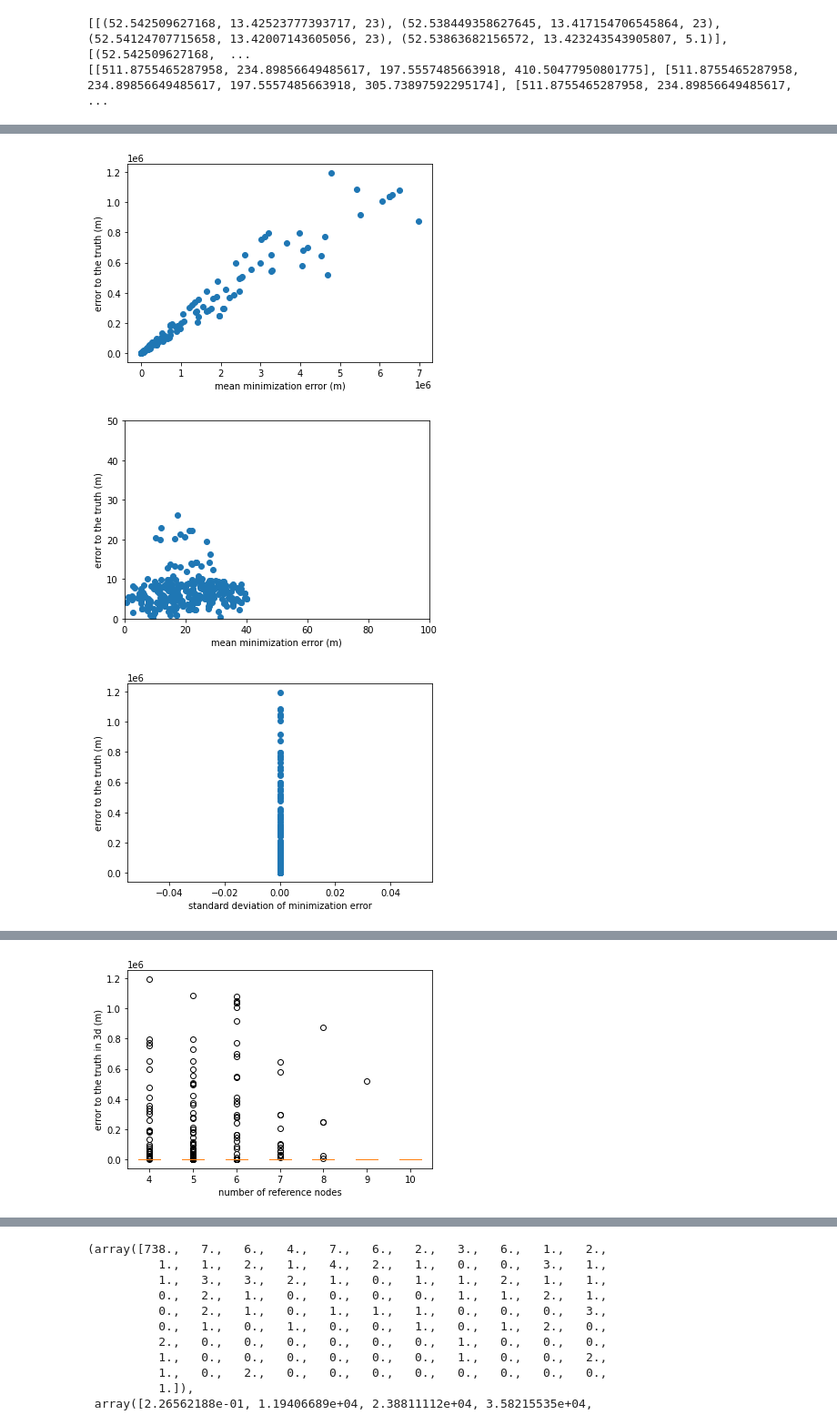
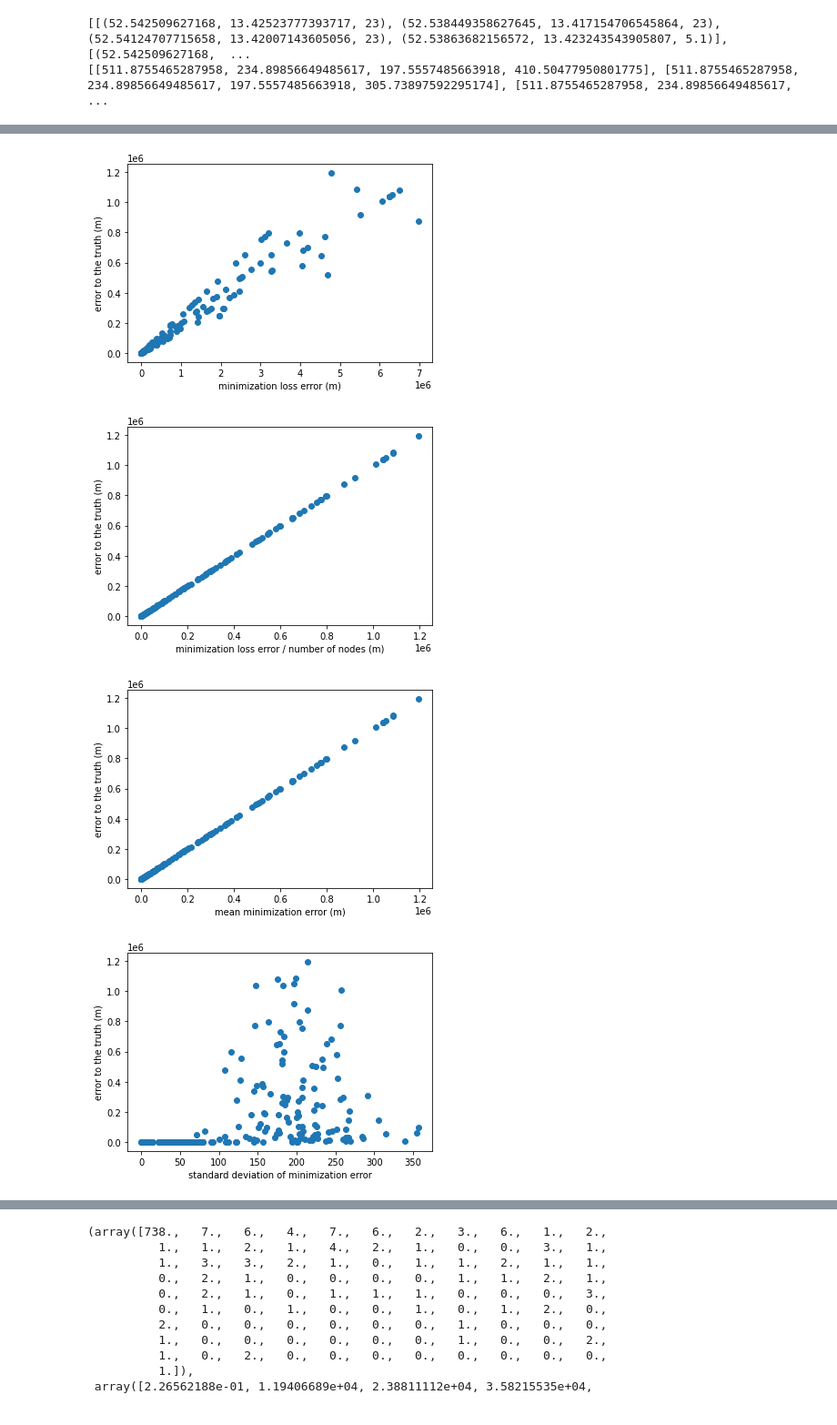
Before and after one commit to kazuyahirotsu/LoRaPos, a Jupyter notebook: simulation/flora_simulation/scripts/multilateration_omnet_altitude_constraints_huberloss.ipynb, the cells around one changed output, grey strips where cells are left out. Shown at 91% size. Cells and saved outputs as stored; diff of their text form; code cells hidden in the pictures.

```diff
--- a/simulation/flora_simulation/scripts/multilateration_omnet_altitude_constraints_huberloss.ipynb
+++ b/simulation/flora_simulation/scripts/multilateration_omnet_altitude_constraints_huberloss.ipynb
@@ -54,6 +54,7 @@ print(d)
 # multilateration program
 
 errors_array = []
+loss_array = []
 
 R = 6371000 # radius of the earth in meters
 
@@ -106,7 +107,8 @@ def error(xyz_receiver, xyz_sources, d):
     errors = distances - d
     large_errors = np.abs(errors) >= delta
     print('Number of large errors:', np.sum(large_errors))
-    errors_array.append(np.sum(huber_loss(errors)))
+    loss_array.append(np.sum(huber_loss(errors)))
+    errors_array.append(np.sqrt(errors**2))
     return np.sum(huber_loss(errors))
 
 # Constraint function to ensure the estimated location has the same altitude as the wanted location
@@ -178,10 +180,10 @@ plt.show()
 # create a figure for error
 fig = plt.figure()
 
-plt.plot(errors_array)
+plt.plot(loss_array)
 plt.xlabel("steps")
-plt.ylabel("the sum of errors")
-print(errors_array[-1])
+plt.ylabel("loss")
+print(loss_array[-1])
 
 # show the plot
 plt.show()
@@ -256,6 +258,7 @@ print(d_iter)
 from tqdm import tqdm
 
 errors_array = []
+loss_array = []
 
 R = 6371000 # radius of the earth in meters
 
@@ -295,7 +298,8 @@ def error(xyz_receiver, xyz_sources, d):
     errors = distances - d
     large_errors = np.abs(errors) >= delta
     # print('Number of large errors:', np.sum(large_errors))
-    errors_array.append(np.sum(huber_loss(errors)))
+    loss_array.append(np.sum(huber_loss(errors)))
+    errors_array.append(np.sqrt(errors**2))
     return np.sum(huber_loss(errors))
 
 # Constraint function to ensure the estimated location has the same altitude as the wanted location
@@ -331,7 +335,7 @@ for i in tqdm(range(len(d_iter))):
 
     error_answer = np.linalg.norm(to_cartesian(*answer_location)-xyz_receiver_estimated)
     error_answer_2d = np.linalg.norm(np.array(to_cartesian_2d(*answer_location[:2])) - np.array(to_cartesian_2d(*receiver_location_estimated[:2])))
-    error_answer_minimization.append([np.mean(errors_array[-1]), error_answer, len(distance), np.std(errors_array[-1]), error_answer_2d])
+    error_answer_minimization.append([np.mean(errors_array[-1]), error_answer, len(distance), np.std(errors_array[-1]), error_answer_2d, loss_array[-1]])
 
     # Convert the estimated Cartesian coordinates of the receiver back to GPS coordinates
     receiver_location_estimated = to_gps(*xyz_receiver_estimated)
@@ -383,8 +387,21 @@ m
 # the relation between error to the truth and mean minimization error, number of reference nodes
 error_answer_minimization.sort(key=lambda item: item[0])
 plt.figure(facecolor="white")
-plt.scatter([item[0] for item in error_answer_minimization], [item[1] for item in error_answer_minimization])
-plt.xlabel("mean minimization error (m)")
+plt.scatter([item[5] for item in error_answer_minimization], [item[1] for item in error_answer_minimization])
+plt.xlabel("minimization loss error (m)")
+plt.ylabel("error to the truth (m)")
+
+#find line of best fit
+# a, b = np.polyfit([item[0] for item in error_answer_minimization], [item[1] for item in error_answer_minimization], 1)
+
+#add line of best fit to plot
+# plt.plot(np.array([item[0] for item in error_answer_minimization]), a*np.array([item[0] for item in error_answer_minimization])+b)
+plt.show()
+
+error_answer_minimization.sort(key=lambda item: item[0])
+plt.figure(facecolor="white")
+plt.scatter([item[5]/item[2] for item in error_answer_minimization], [item[1] for item in error_answer_minimization])
+plt.xlabel("minimization loss error / number of nodes (m)")
 plt.ylabel("error to the truth (m)")
 
 #find line of best fit
@@ -397,10 +414,8 @@ plt.show()
 error_answer_minimization.sort(key=lambda item: item[0])
 plt.figure(facecolor="white")
 plt.scatter([item[0] for item in error_answer_minimization], [item[1] for item in error_answer_minimization])
-plt.xlabel("mean minimization error (m)")
+plt.xlabel("mean minimization error (m)") # error between the measured distance and estimated distance
 plt.ylabel("error to the truth (m)")
-plt.xlim(0, 100)
-plt.ylim(0, 50)
 
 #find line of best fit
 # a, b = np.polyfit([item[0] for item in error_answer_minimization], [item[1] for item in error_answer_minimization], 1)
@@ -442,36 +457,50 @@ print(error_answer_reference_boxplot[0])
 for i in range(len(error_answer_minimization)):
     error_answer_reference_boxplot[error_answer_minimization[i][2]-4].append(error_answer_minimization[i][4])
 print(error_answer_reference_boxplot)
 plt.boxplot(error_answer_reference_boxplot[:7])
 plt.xticks([i for i in range(1,8)],[i for i in range(4,11)])
 plt.xlabel("number of reference nodes")
 plt.ylabel("error to the truth in 2d (m)")
 plt.show()
 
 plt.figure(facecolor="white")
 error_answer_reference_boxplot = [[] for _ in range(20)]
 print(error_answer_reference_boxplot[0])
 
 for i in range(len(error_answer_minimization)):
+    error_answer_reference_boxplot[error_answer_minimization[i][2]-4].append(error_answer_minimization[i][4])
+print(error_answer_reference_boxplot)
+plt.boxplot(error_answer_reference_boxplot[:7])
+plt.xticks([i for i in range(1,8)],[i for i in range(4,11)])
+plt.xlabel("number of reference nodes")
+plt.ylabel("error to the truth in 2d (m)")
+plt.ylim(0, 50)
+plt.show()
+
+plt.figure(facecolor="white")
+error_answer_reference_boxplot = [[] for _ in range(20)]
+print(error_answer_reference_boxplot[0])
+
+for i in range(len(error_answer_minimization)):
     error_answer_reference_boxplot[error_answer_minimization[i][2]-4].append(error_answer_minimization[i][0])
 print(error_answer_reference_boxplot)
 plt.boxplot(error_answer_reference_boxplot[:7], showmeans=True)
 plt.xticks([i for i in range(1,8)],[i for i in range(4,11)])
 plt.xlabel("number of reference nodes")
 plt.ylabel("mean minimization error (m)")
 plt.show()
 
 
 error_answer_minimization.sort(key=lambda item: item[0])
 plt.figure(facecolor="white")
 plt.scatter([item[0] for item in error_answer_minimization if item[2]==4], [item[1] for item in error_answer_minimization if item[2]==4])
 plt.xlabel("mean minimization error (m)")
 plt.ylabel("error to the truth (m)")
 plt.show()
 # %% [output]
-[figure, old version]
+[figure, new version]
-[figure, old version]
+[figure, new version]
-[figure, old version]
+[figure, new version]
+[figure, new version]
 []
 [[4.034231706774171, 5.420272406944831, 5.193875889630166, 5.7459568129816665, 8.203415200025718, 1.534589542352346, 7.663248622013083, 5.184381787070382, 7.453254739021481, 6.853607559604063, 4.66164 ...
-[figure, old version]
```
Also changed, not shown: parts of 5 cells of this notebook, 5 other files.
